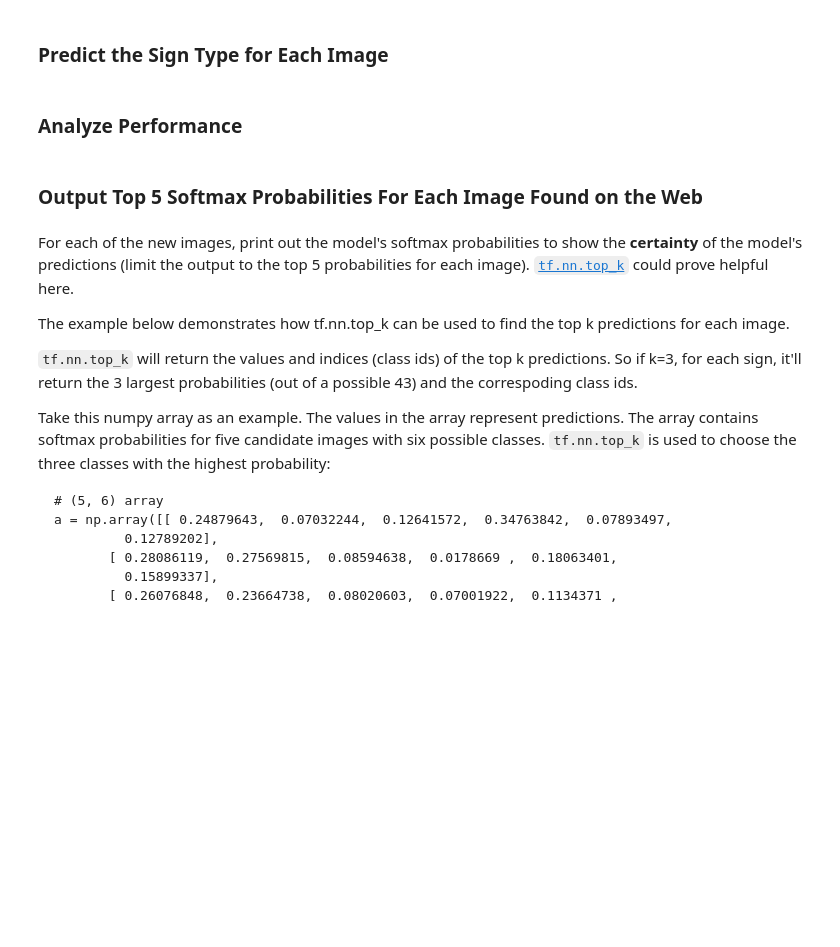
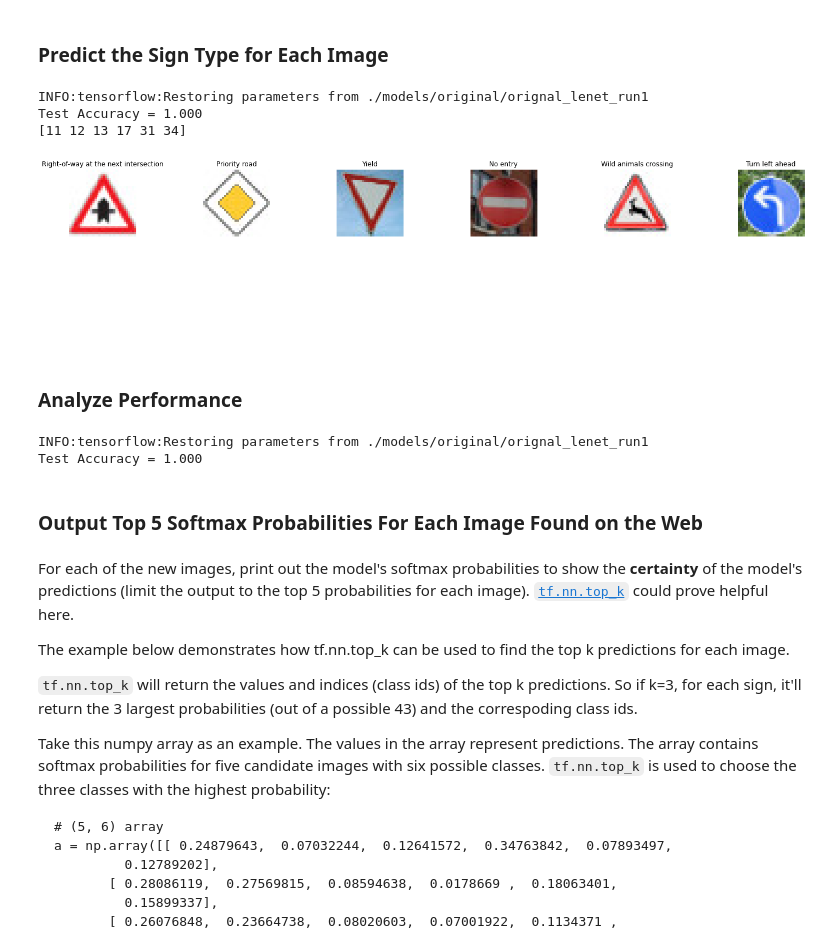
Before and after one commit to 28licaris/CarND-Traffic-Sign-Classifier, a Jupyter notebook: Traffic_Sign_Classifier.ipynb, the cells around one changed output. Drawn from its saved outputs; the diff is of its cells as text; code cells hidden in the pictures; blank space fills up the shorter version.

```diff
--- a/Traffic_Sign_Classifier.ipynb
+++ b/Traffic_Sign_Classifier.ipynb
@@ -1020,2 +1066,18 @@ You may find `signnames.csv` useful as it contains mappings from the class id (i
+# %%
+prediction=tf.argmax(logits, 1)
+
+with tf.Session() as sess:
+    saver.restore(sess, tf.train.latest_checkpoint('./models/original/'))
+    predictions = sess.run(prediction, feed_dict={x: x_test_pp, keep_prob: 1.0})
+    test_loss, test_accuracy = evaluate(x_test_pp, y_test)
+    print("Test Accuracy = {:.3f}".format(test_accuracy))
+
+    show_images(x_test, predictions)
+    print(predictions)
+# %% [output]
+INFO:tensorflow:Restoring parameters from ./models/original/orignal_lenet_run1
+Test Accuracy = 1.000
+[11 12 13 17 31 34]
+[figure, added]
 # %% [markdown]
 ### Analyze Performance
@@ -1025,3 +1084,13 @@ You may find `signnames.csv` useful as it contains mappings from the class id (i
+# %%
+# Evaluate model
+with tf.Session() as sess:
+    saver.restore(sess, tf.train.latest_checkpoint('./models/original/'))
+
+    test_loss, test_accuracy = evaluate(x_test_pp, y_test)
+    print("Test Accuracy = {:.3f}".format(test_accuracy))
+# %% [output]
+INFO:tensorflow:Restoring parameters from ./models/original/orignal_lenet_run1
+Test Accuracy = 1.000
 # %% [markdown]
 ### Output Top 5 Softmax Probabilities For Each Image Found on the Web
 # %% [markdown]
```
Also changed, not shown: parts of 15 cells of this notebook, 6 other files.
